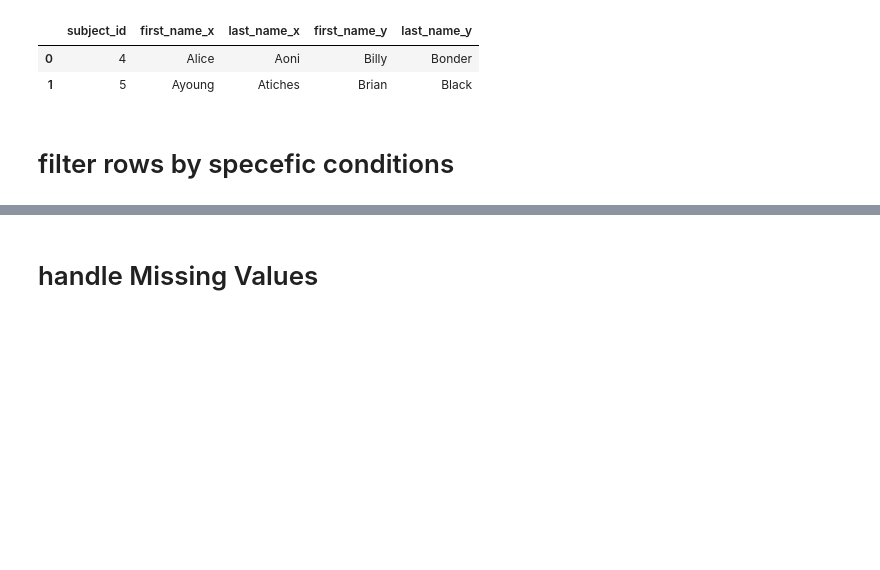
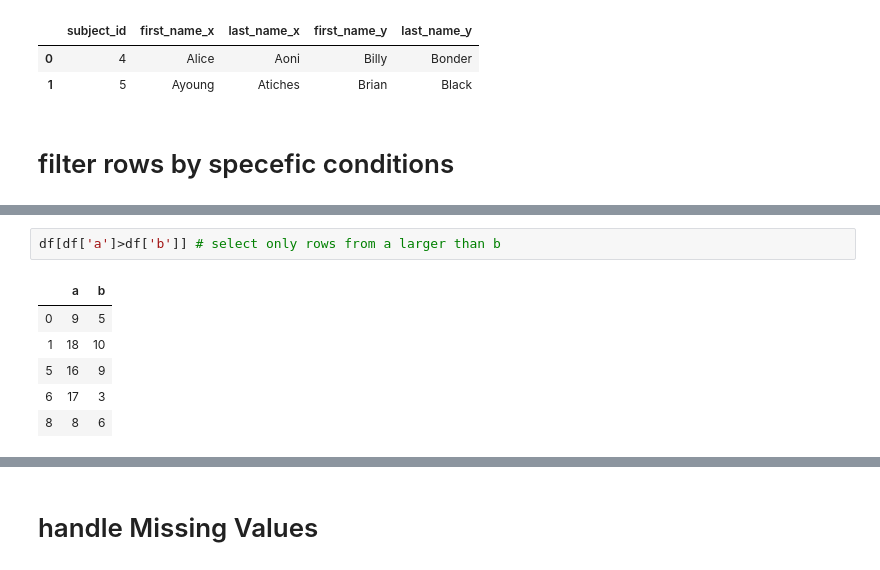
Before and after one commit to Mohamed209/machine-learning-course, a Jupyter notebook: Chapter_1_Data_science_basics/2_Pandas/pandas-tutorial.ipynb, the cells around one changed output, grey strips where cells are left out. Cells and saved outputs as stored; diff of their text form; blank space fills up the shorter version.

```diff
--- a/Chapter_1_Data_science_basics/2_Pandas/pandas-tutorial.ipynb
+++ b/Chapter_1_Data_science_basics/2_Pandas/pandas-tutorial.ipynb
@@ -291 +291,10 @@ df
+# %%
+df[df['a']>df['b']] # select only rows from a larger than b
+# %% [output]
+|  | a | b |
+| 0 | 9 | 5 |
+| 1 | 18 | 10 |
+| 5 | 16 | 9 |
+| 6 | 17 | 3 |
+| 8 | 8 | 6 |
 # %%
```
Also changed, not shown: parts of 8 cells of this notebook.
